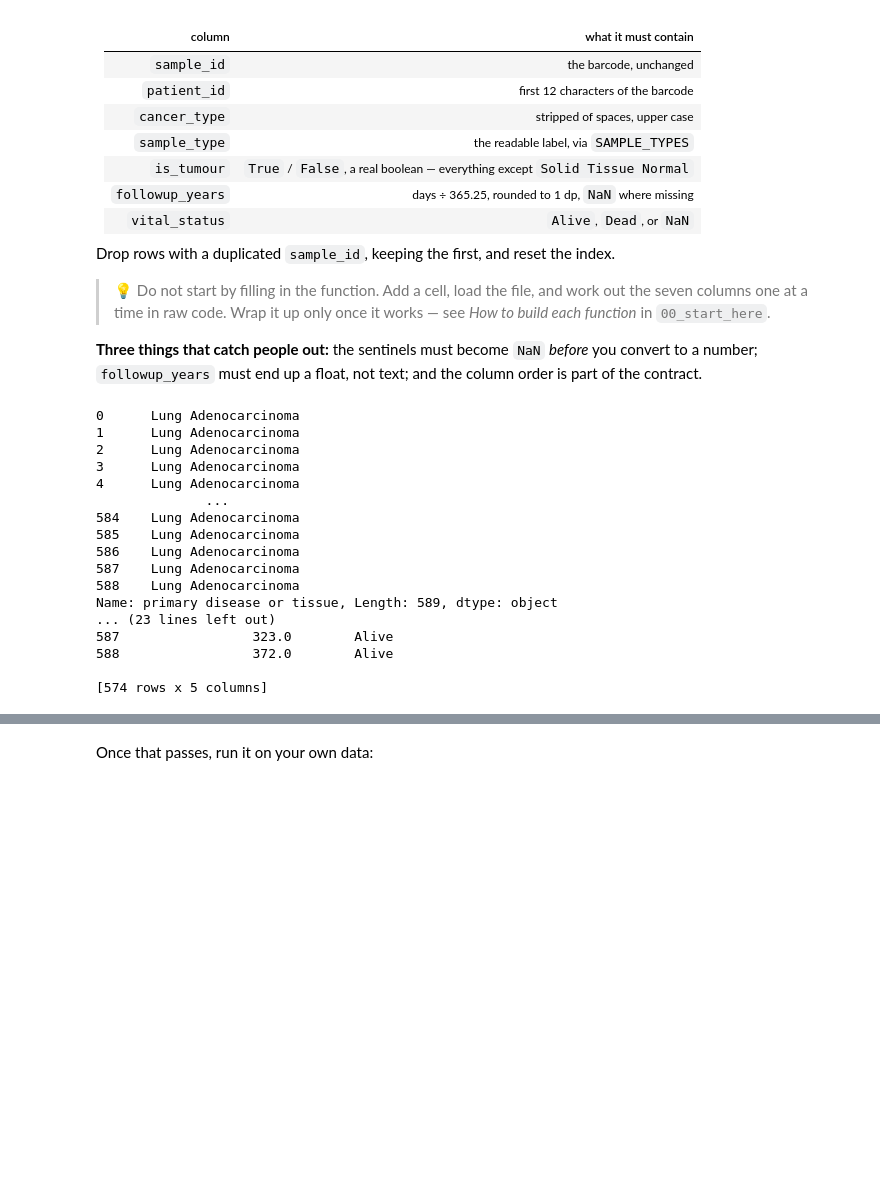
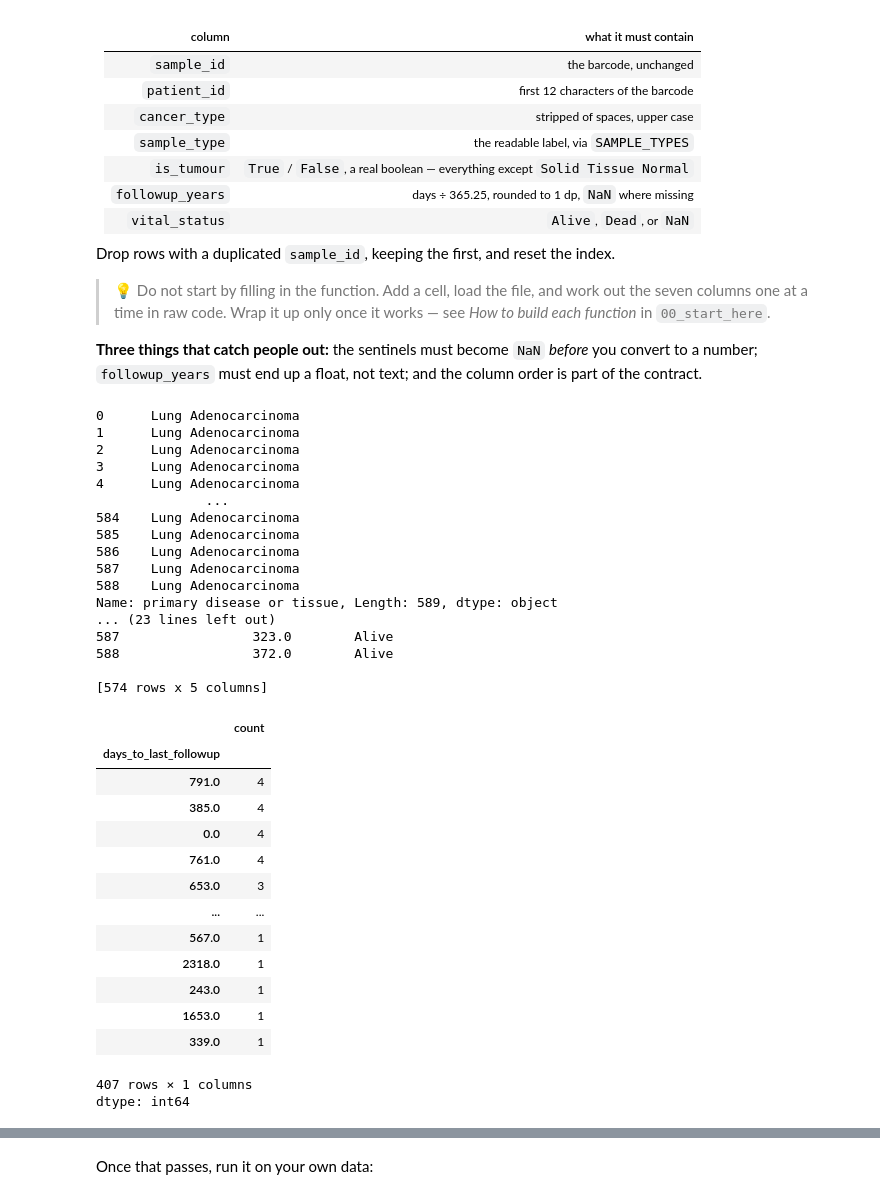
Before and after one commit to c-rhoden/analysis-of-loss-of-p53-on-gene-function, a Jupyter notebook: Copy_of_01_cohort_table.ipynb, the cells around one changed output, grey strips where cells are left out. Drawn from its saved outputs; the diff is of its cells as text; code cells hidden in the pictures; blank space fills up the shorter version.

```diff
--- a/Copy_of_01_cohort_table.ipynb
+++ b/Copy_of_01_cohort_table.ipynb
@@ -255,30 +255,53 @@ def clean_sample_name(condition:str)-> str:
   """Cleaning the condition column so they are all upper case with the same spacing"""
   for condition in (raw["primary disease or tissue"]):
     raw["primary disease or tissue"] = "Lung Adenocarcinoma"
   return raw["primary disease or tissue"]
 print(clean_sample_name(raw[:5]))
 
 def duplicates(sample_id:str) -> str: # manipulating data with pandas course on datacamp
   """Removing samples that show up more than once in the dataset"""
   for sample in raw["sampleID"]:
     samples = raw.drop_duplicates(subset="sampleID")
   return samples
 print(duplicates(raw["sampleID"]))
+
+def years_interger(days_to_last_followup):
+  """coverting the days to last followup column to intergers and into years"""
+  for days in raw["days_to_last_followup"]:
+   raw["days_to_last_followup"].replace("not reported", np.nan)
+   raw["days_to_last_followup"].replace("--", np.nan)
+  return
+raw["days_to_last_followup"].value_counts()
 # %% [output]
 0      Lung Adenocarcinoma
 1      Lung Adenocarcinoma
 2      Lung Adenocarcinoma
 3      Lung Adenocarcinoma
 4      Lung Adenocarcinoma
               ...
 584    Lung Adenocarcinoma
 585    Lung Adenocarcinoma
 586    Lung Adenocarcinoma
 587    Lung Adenocarcinoma
 588    Lung Adenocarcinoma
 Name: primary disease or tissue, Length: 589, dtype: object
 ... (23 lines left out)
 587                 323.0        Alive
 588                 372.0        Alive
 
 [574 rows x 5 columns]
+|  | count |
+| days_to_last_followup |  |
+| 791.0 | 4 |
+| 385.0 | 4 |
+| 0.0 | 4 |
+| 761.0 | 4 |
+| 653.0 | 3 |
+| ... | ... |
+| 567.0 | 1 |
+| 2318.0 | 1 |
+| 243.0 | 1 |
+| 1653.0 | 1 |
+| 339.0 | 1 |
+407 rows × 1 columns
+dtype: int64
```
Also changed, not shown: parts of 2 cells of this notebook.
